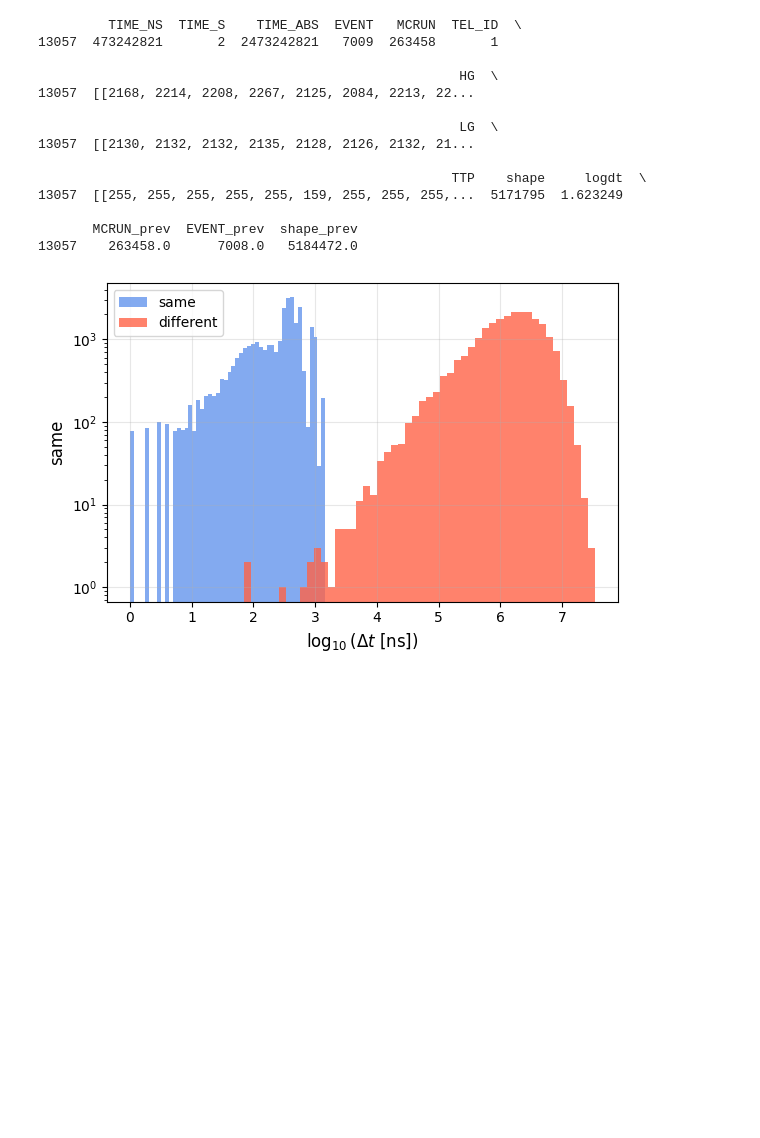
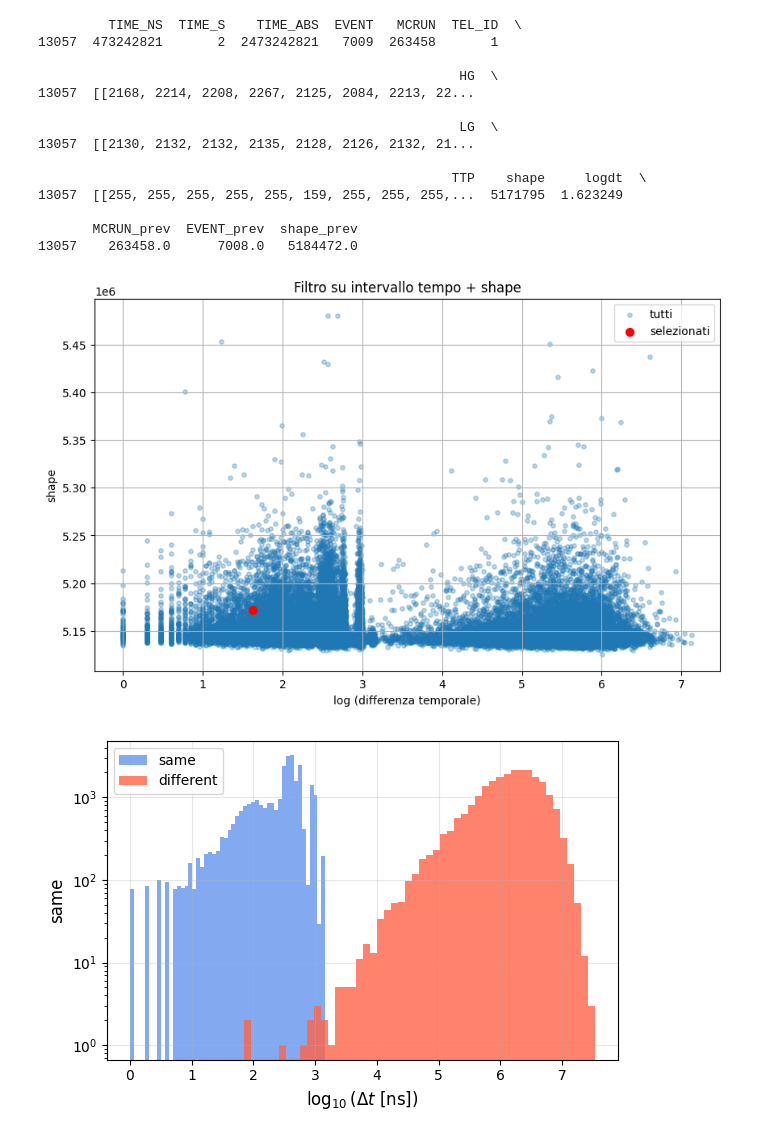
Before and after one commit to mfrancescangeli1/ASTRI, a Jupyter notebook: ev0_selectionevent.ipynb, the cells around one changed output. Drawn from its saved outputs; the diff is of its cells as text; code cells hidden in the pictures; blank space fills up the shorter version.

```diff
--- a/ev0_selectionevent.ipynb
+++ b/ev0_selectionevent.ipynb
@@ -14,16 +6,16 @@ from astropy.coordinates import SkyCoord, EarthLocation, AltAz, Angle
 # %%
 import glob
-
+import re
 
 # pattern per prendere TUTTI i file astri_???_43_009_00002_R_*_SEB.lv0
-file_list = sorted(glob.glob("astri_???_43_009_00002_R_20102*_0201_SEB.lv0"))
+file_list = sorted(glob.glob("astri_???_43_009_00002_R_*_*_0201_SEB.lv0"))
 
 dfs = []
 print("\n")
 
 for filename in file_list:
     print(filename)
-
+    run = re.search(r"_R_(\d+)_", filename).group(1)
     with at.io.fits.AstriFits(filename) as hdul:
         if len(hdul.hdul) <= 1:
             print(f"⚠️  File senza estensione [1], salto: {filename}")
@@ -43,6 +35,7 @@ for filename in file_list:
         tel_id = int(filename.split("_")[1])
 
         df = pd.DataFrame({
+            "RUN" : run,
             "TIME_NS": time_ns,
             "TIME_S": time_s,
             "TIME_ABS": time_abs,
@@ -144,6 +124,24 @@ Eventi selezionati: 1
 
        MCRUN_prev  EVENT_prev  shape_prev
 13057    263458.0      7008.0   5184472.0
+# %%
+# ======= PLOT DEI PUNTI SELEZIONATI =======
+
+plt.figure(figsize=(10,6))
+plt.scatter(df_all_sorted["logdt"], df_all_sorted["shape"],
+            s=15, alpha=0.3, label="tutti")
+
+plt.scatter(df_sel["logdt"], df_sel["shape"],
+            s=50, color="red", label="selezionati")
+
+plt.xlabel("log (differenza temporale)")
+plt.ylabel("shape")
+plt.title("Filtro su intervallo tempo + shape")
+plt.legend()
+plt.grid(True)
+plt.show()
+# %% [output]
+[figure, added]
 # %%
 #altro approccio-----------------------
 delta_t=np.diff(df_all_sorted["TIME_ABS"])
```
Also changed, not shown: parts of 3 cells of this notebook, 3 other files.
